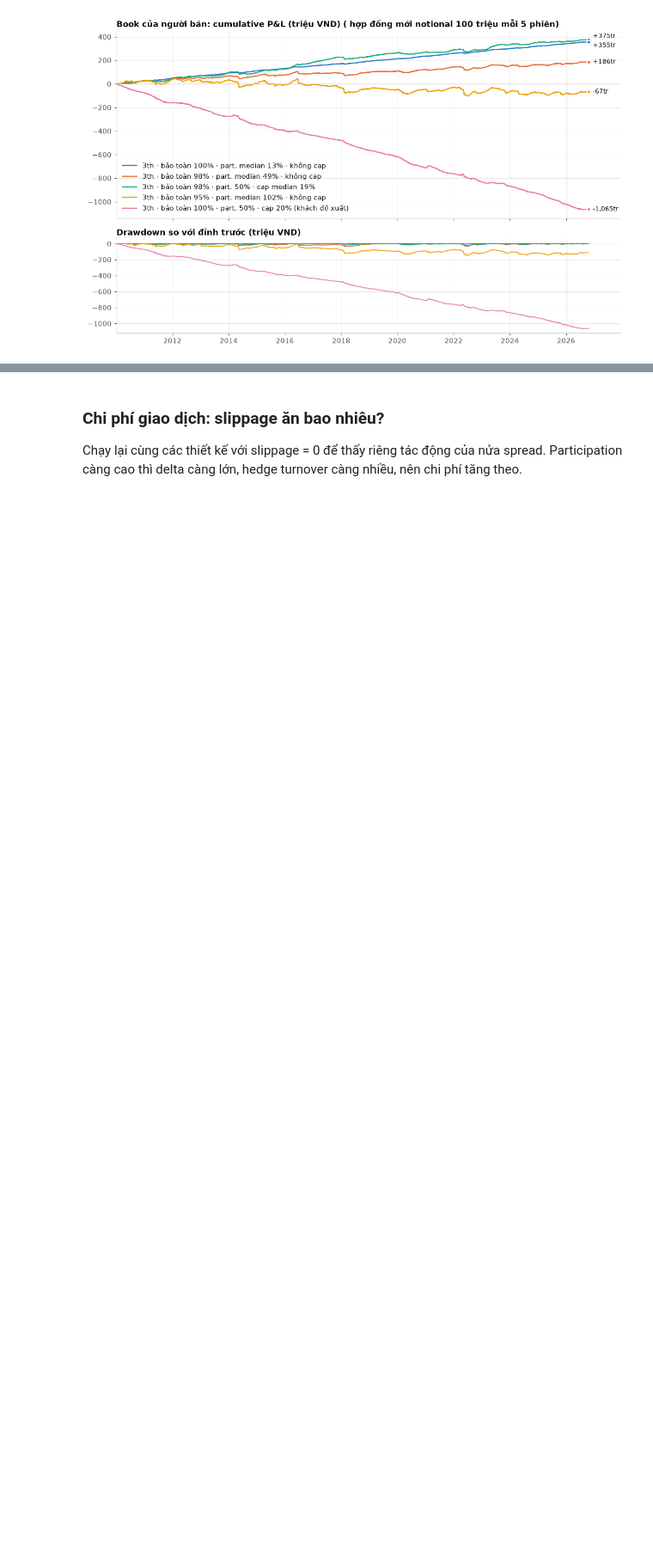
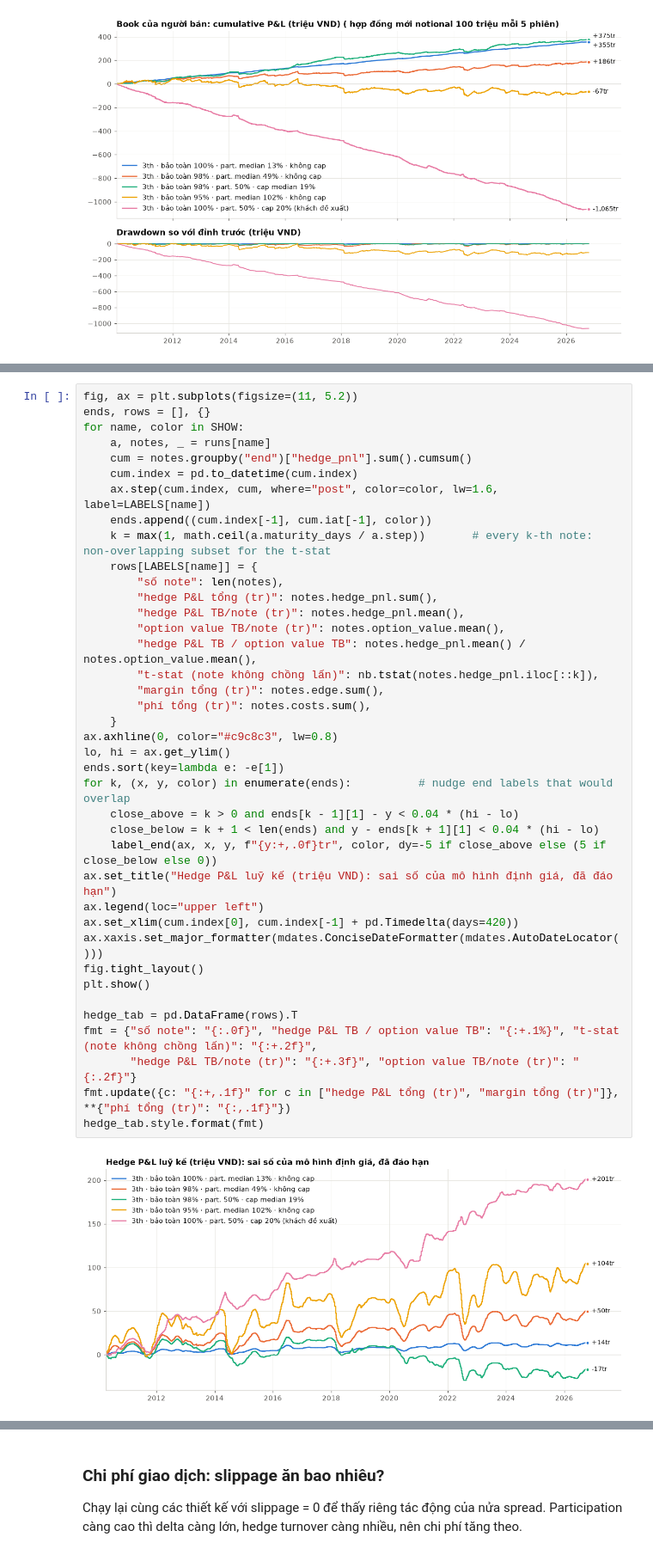
Before and after one commit to tranquocde/option_rs, a Jupyter notebook: note_research.ipynb, the cells around one changed output, grey strips where cells are left out. Shown at 86% size. Saved outputs shown, nothing was run; the diff lists cells and outputs as text; blank space fills up the shorter version.

```diff
--- a/note_research.ipynb
+++ b/note_research.ipynb
@@ -466,0 +475,41 @@ plt.show()
+# %%
+fig, ax = plt.subplots(figsize=(11, 5.2))
+ends, rows = [], {}
+for name, color in SHOW:
+    a, notes, _ = runs[name]
+    cum = notes.groupby("end")["hedge_pnl"].sum().cumsum()
+    cum.index = pd.to_datetime(cum.index)
+    ax.step(cum.index, cum, where="post", color=color, lw=1.6, label=LABELS[name])
+    ends.append((cum.index[-1], cum.iat[-1], color))
+    k = max(1, math.ceil(a.maturity_days / a.step))       # every k-th note: non-overlapping subset for the t-stat
+    rows[LABELS[name]] = {
+        "số note": len(notes),
+        "hedge P&L tổng (tr)": notes.hedge_pnl.sum(),
+        "hedge P&L TB/note (tr)": notes.hedge_pnl.mean(),
+        "option value TB/note (tr)": notes.option_value.mean(),
+        "hedge P&L TB / option value TB": notes.hedge_pnl.mean() / notes.option_value.mean(),
+        "t-stat (note không chồng lấn)": nb.tstat(notes.hedge_pnl.iloc[::k]),
+        "margin tổng (tr)": notes.edge.sum(),
+        "phí tổng (tr)": notes.costs.sum(),
+    }
+ax.axhline(0, color="#c9c8c3", lw=0.8)
+lo, hi = ax.get_ylim()
+ends.sort(key=lambda e: -e[1])
+for k, (x, y, color) in enumerate(ends):          # nudge end labels that would overlap
+    close_above = k > 0 and ends[k - 1][1] - y < 0.04 * (hi - lo)
+    close_below = k + 1 < len(ends) and y - ends[k + 1][1] < 0.04 * (hi - lo)
+    label_end(ax, x, y, f"{y:+,.0f}tr", color, dy=-5 if close_above else (5 if close_below else 0))
+ax.set_title("Hedge P&L luỹ kế (triệu VND): sai số của mô hình định giá, đã đáo hạn")
+ax.legend(loc="upper left")
+ax.set_xlim(cum.index[0], cum.index[-1] + pd.Timedelta(days=420))
+ax.xaxis.set_major_formatter(mdates.ConciseDateFormatter(mdates.AutoDateLocator()))
+fig.tight_layout()
+plt.show()
+
+hedge_tab = pd.DataFrame(rows).T
+fmt = {"số note": "{:.0f}", "hedge P&L TB / option value TB": "{:+.1%}", "t-stat (note không chồng lấn)": "{:+.2f}",
+       "hedge P&L TB/note (tr)": "{:+.3f}", "option value TB/note (tr)": "{:.2f}"}
+fmt.update({c: "{:+,.1f}" for c in ["hedge P&L tổng (tr)", "margin tổng (tr)"]}, **{"phí tổng (tr)": "{:,.1f}"})
+hedge_tab.style.format(fmt)
+# %% [output]
+[figure, added]
```
Also changed, not shown: parts of 2 cells of this notebook, 1 other file.
